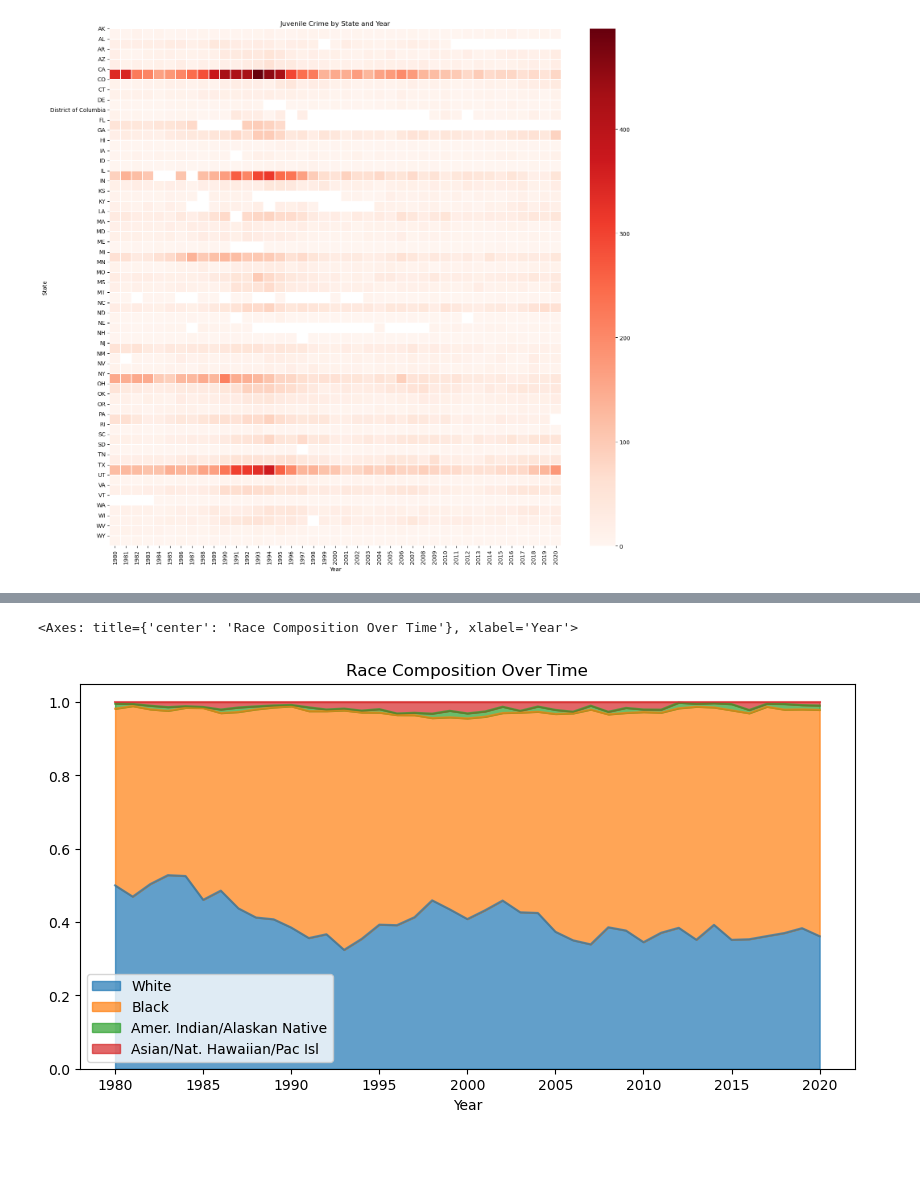
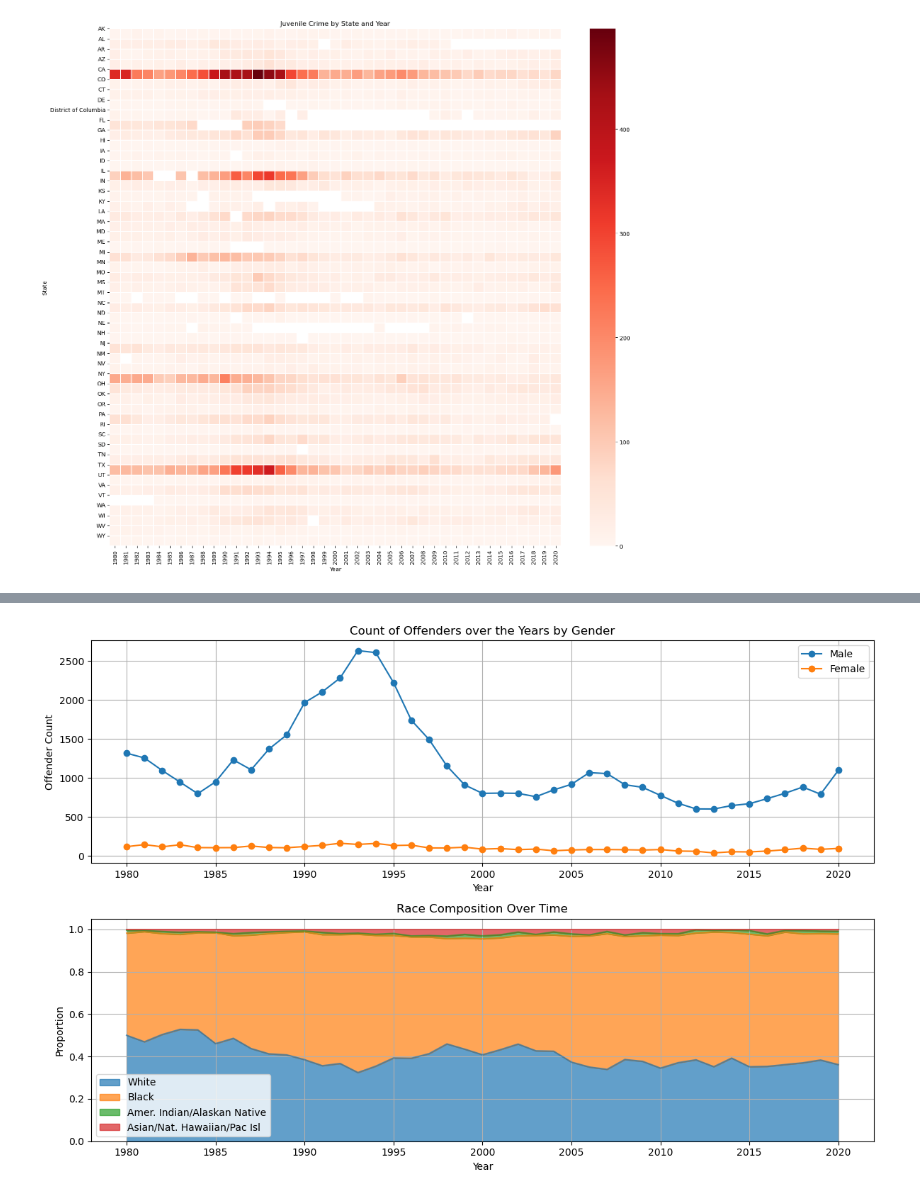
Before and after one commit to nsano1/CSE572FinalProject, a Jupyter notebook: exploratory_data_analysis.ipynb, the cells around one changed output, grey strips where cells are left out. Saved outputs shown, nothing was run; the diff lists cells and outputs as text; code cells hidden in the pictures; blank space fills up the shorter version.

```diff
--- a/exploratory_data_analysis.ipynb
+++ b/exploratory_data_analysis.ipynb
@@ -99,12 +98,21 @@ eda_data.groupby("Year")[['Male', 'Female']].sum().plot(title="Gender Trends", f
-# %%
-
-
-race_cols = ['White', 'Black', 'Amer. Indian/Alaskan Native', 'Asian/Nat. Hawaiian/Pac Isl']
-
-race_data = eda_data.groupby('Year')[race_cols].sum()
-race_pct = race_data.div(race_data.sum(axis=1), axis=0)
-
-race_pct.plot.area(figsize=(10, 5), title="Race Composition Over Time", alpha=0.7)
-# %% [output]
-<Axes: title={'center': 'Race Composition Over Time'}, xlabel='Year'>
-[figure, removed]
+# %%
+fig, axes = plt.subplots(2, 1, figsize=(12, 8))
+
+# Gender
+gender_data = eda_data.groupby("Year")[['Male', 'Female']].sum()
+gender_data.plot(ax=axes[0], title="Count of Offenders over the Years by Gender", marker='o')
+axes[0].set_ylabel("Offender Count")
+axes[0].grid(True)
+
+# Race
+race_cols = ['White', 'Black', 'Amer. Indian/Alaskan Native', 'Asian/Nat. Hawaiian/Pac Isl']
+race_data = eda_data.groupby('Year')[race_cols].sum()
+race_pct = race_data.div(race_data.sum(axis=1), axis=0)
+race_pct.plot.area(ax=axes[1], alpha=0.7, title="Race Composition Over Time")
+axes[1].set_ylabel("Proportion")
+axes[1].grid(True)
+
+plt.tight_layout()
+plt.show()
+# %% [output]
+[figure, added]
```
Also changed, not shown: parts of 5 cells of this notebook.
